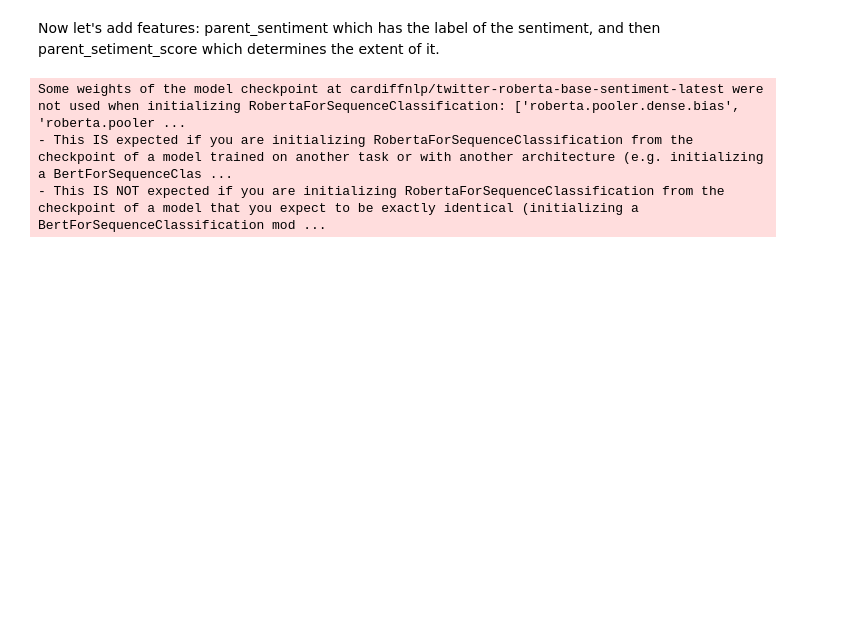
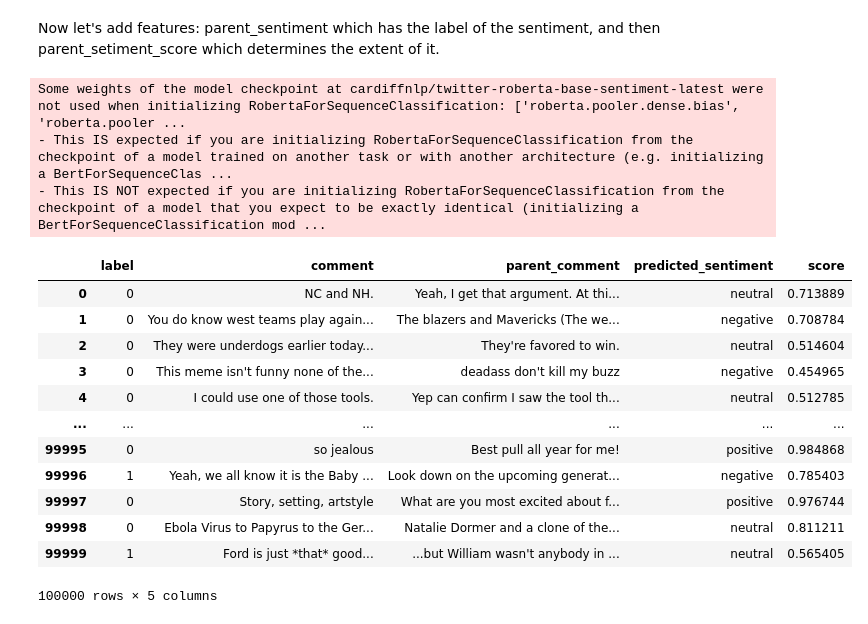
Before and after one commit to Khurdhula-Harshavardhan/Sarcasm, a Jupyter notebook: sentiment/roberta.ipynb, the cells around one changed output. Cells and saved outputs as stored; diff of their text form; code cells hidden in the pictures; blank space fills up the shorter version.

```diff
--- a/sentiment/roberta.ipynb
+++ b/sentiment/roberta.ipynb
@@ -209,3 +205,19 @@ sarcasm_data['score'] = scores
 Some weights of the model checkpoint at cardiffnlp/twitter-roberta-base-sentiment-latest were not used when initializing RobertaForSequenceClassification: ['roberta.pooler.dense.bias', 'roberta.pooler ...
 - This IS expected if you are initializing RobertaForSequenceClassification from the checkpoint of a model trained on another task or with another architecture (e.g. initializing a BertForSequenceClas ...
 - This IS NOT expected if you are initializing RobertaForSequenceClassification from the checkpoint of a model that you expect to be exactly identical (initializing a BertForSequenceClassification mod ...
+# %%
+sarcasm_data
+# %% [output]
+|  | label | comment | parent_comment | predicted_sentiment | score |
+| 0 | 0 | NC and NH. | Yeah, I get that argument. At thi... | neutral | 0.713889 |
+| 1 | 0 | You do know west teams play again... | The blazers and Mavericks (The we... | negative | 0.708784 |
+| 2 | 0 | They were underdogs earlier today... | They're favored to win. | neutral | 0.514604 |
+| 3 | 0 | This meme isn't funny none of the... | deadass don't kill my buzz | negative | 0.454965 |
+| 4 | 0 | I could use one of those tools. | Yep can confirm I saw the tool th... | neutral | 0.512785 |
+| ... | ... | ... | ... | ... | ... |
+| 99995 | 0 | so jealous | Best pull all year for me! | positive | 0.984868 |
+| 99996 | 1 | Yeah, we all know it is the Baby ... | Look down on the upcoming generat... | negative | 0.785403 |
+| 99997 | 0 | Story, setting, artstyle | What are you most excited about f... | positive | 0.976744 |
+| 99998 | 0 | Ebola Virus to Papyrus to the Ger... | Natalie Dormer and a clone of the... | neutral | 0.811211 |
+| 99999 | 1 | Ford is just *that* good... | ...but William wasn't anybody in ... | neutral | 0.565405 |
+100000 rows × 5 columns
```
Also changed, not shown: parts of 1 cell of this notebook, 3 other files.
